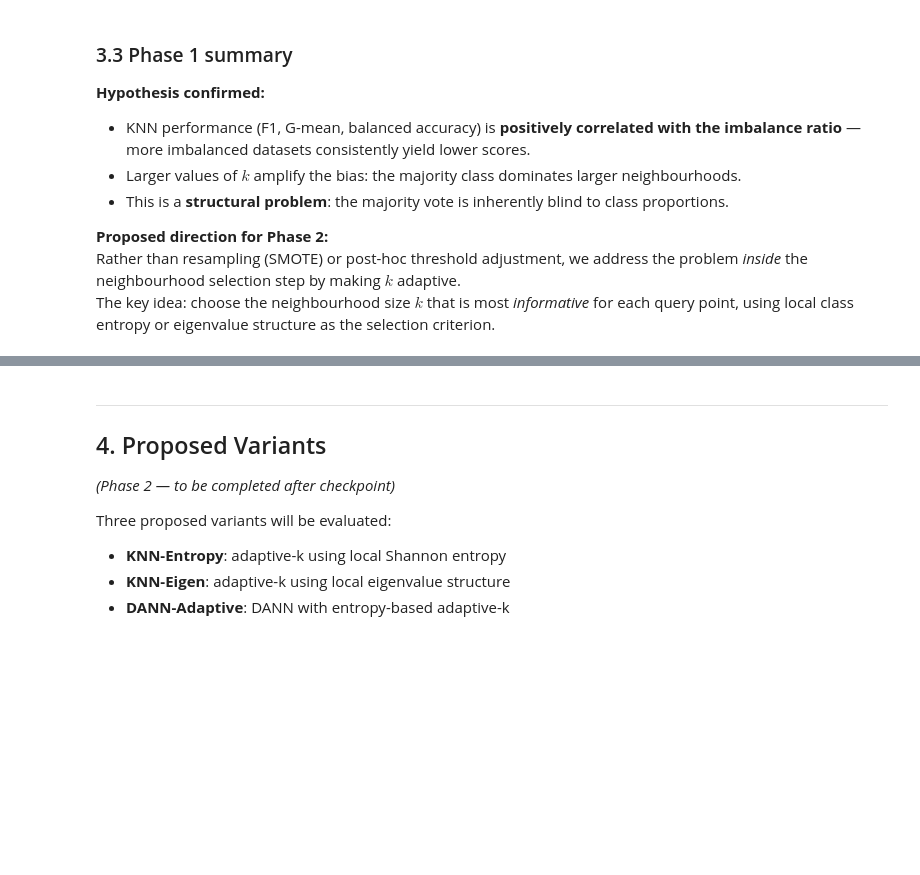
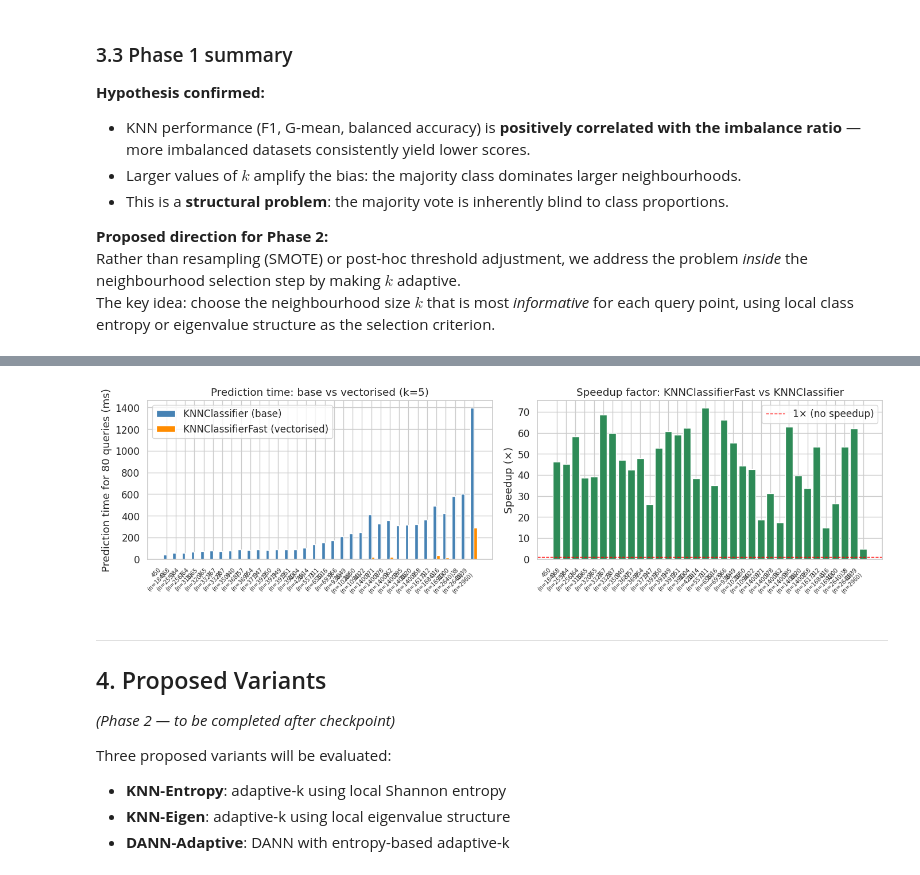
Before and after one commit to zepaulo333/knn_classimbalance, a Jupyter notebook: notebooks/analysis.ipynb, the cells around one changed output, grey strips where cells are left out. Drawn from its saved outputs; the diff is of its cells as text; code cells hidden in the pictures; blank space fills up the shorter version.

```diff
--- a/notebooks/analysis.ipynb
+++ b/notebooks/analysis.ipynb
@@ -396,0 +414,80 @@ The key idea: choose the neighbourhood size $k$ that is most *informative* for e
+# %%
+# ── Vectorised KNN: correctness + speedup ────────────────────────────────────
+import time
+from sklearn.model_selection import train_test_split
+from src.algorithms import KNNClassifier, KNNClassifierFast
+
+N_TIMING_QUERIES = 80
+
+timing_rows = []
+for ds in datasets:
+    X = remove_constant_features(ds.X)
+    y = binarise_labels(ds.y)
+    if len(X) < 200 or len(X) > 5000:
+        continue
+
+    X_tr, X_te, y_tr, y_te = train_test_split(
+        X, y, test_size=0.3, random_state=SEED, stratify=y
+    )
+    X_tr, X_te = standardise(X_tr, X_te)
+    X_te_timing = X_te[:N_TIMING_QUERIES]
+
+    print(f"  timing {ds.name}  (n_train={len(X_tr)})...", end=" ")
+
+    clf_base = KNNClassifier(k=5)
+    clf_base.fit(X_tr, y_tr)
+    t0 = time.perf_counter()
+    pred_base = clf_base.predict(X_te_timing)
+    t_base = time.perf_counter() - t0
+
+    clf_fast = KNNClassifierFast(k=5)
+    clf_fast.fit(X_tr, y_tr)
+    t0 = time.perf_counter()
+    pred_fast = clf_fast.predict(X_te_timing)
+    t_fast = time.perf_counter() - t0
+
+    agreement = np.mean(pred_base == pred_fast)
+    speedup = round(t_base / t_fast, 1) if t_fast > 0 else float("inf")
+    print(f"base={t_base*1000:.0f}ms  fast={t_fast*1000:.0f}ms  speedup={speedup}×  agreement={agreement:.3f}")
+
+    timing_rows.append({
+        "dataset": ds.name,
+        "n_train": len(X_tr),
+        "t_base_ms": round(t_base * 1000, 1),
+        "t_fast_ms": round(t_fast * 1000, 1),
+        "speedup": speedup,
+        "agreement": round(agreement, 4),
+    })
+
+timing_df = pd.DataFrame(timing_rows).sort_values("n_train")
+print(f"\nMean speedup:   {timing_df['speedup'].mean():.1f}×")
+print(f"Mean agreement: {timing_df['agreement'].mean():.4f}")
+print("(Sub-1.0 agreement only on low-dimensional discrete datasets where distance ties exist.)")
+
+# Plot
+fig, axes = plt.subplots(1, 2, figsize=(14, 4))
+
+x = np.arange(len(timing_df))
+w = 0.35
+labels = [f"{r['dataset'].split('_')[1]}\n(n={r['n_train']})" for _, r in timing_df.iterrows()]
+
+axes[0].bar(x - w/2, timing_df["t_base_ms"], w, label="KNNClassifier (base)", color="steelblue")
+axes[0].bar(x + w/2, timing_df["t_fast_ms"], w, label="KNNClassifierFast (vectorised)", color="darkorange")
+axes[0].set_xticks(x)
+axes[0].set_xticklabels(labels, fontsize=7, rotation=45, ha="right")
+axes[0].set_ylabel(f"Prediction time for {N_TIMING_QUERIES} queries (ms)")
+axes[0].set_title("Prediction time: base vs vectorised (k=5)")
+axes[0].legend()
+
+axes[1].bar(x, timing_df["speedup"], color="seagreen")
+axes[1].axhline(1, color="red", linestyle="--", linewidth=1, label="1× (no speedup)")
+axes[1].set_xticks(x)
+axes[1].set_xticklabels(labels, fontsize=7, rotation=45, ha="right")
+axes[1].set_ylabel("Speedup (×)")
+axes[1].set_title("Speedup factor: KNNClassifierFast vs KNNClassifier")
+axes[1].legend()
+
+plt.tight_layout()
+fig.savefig(FIG_DIR / "knn_vectorised_speedup.png", dpi=150, bbox_inches="tight")
+plt.show()
+# %% [output]
@@ -397,3 +511,4 @@ The key idea: choose the neighbourhood size $k$ that is most *informative* for e
+[figure, added]
 # %% [markdown]
 ---
 ## 4. Proposed Variants
```
Also changed, not shown: parts of 10 cells of this notebook, 7 other files.
